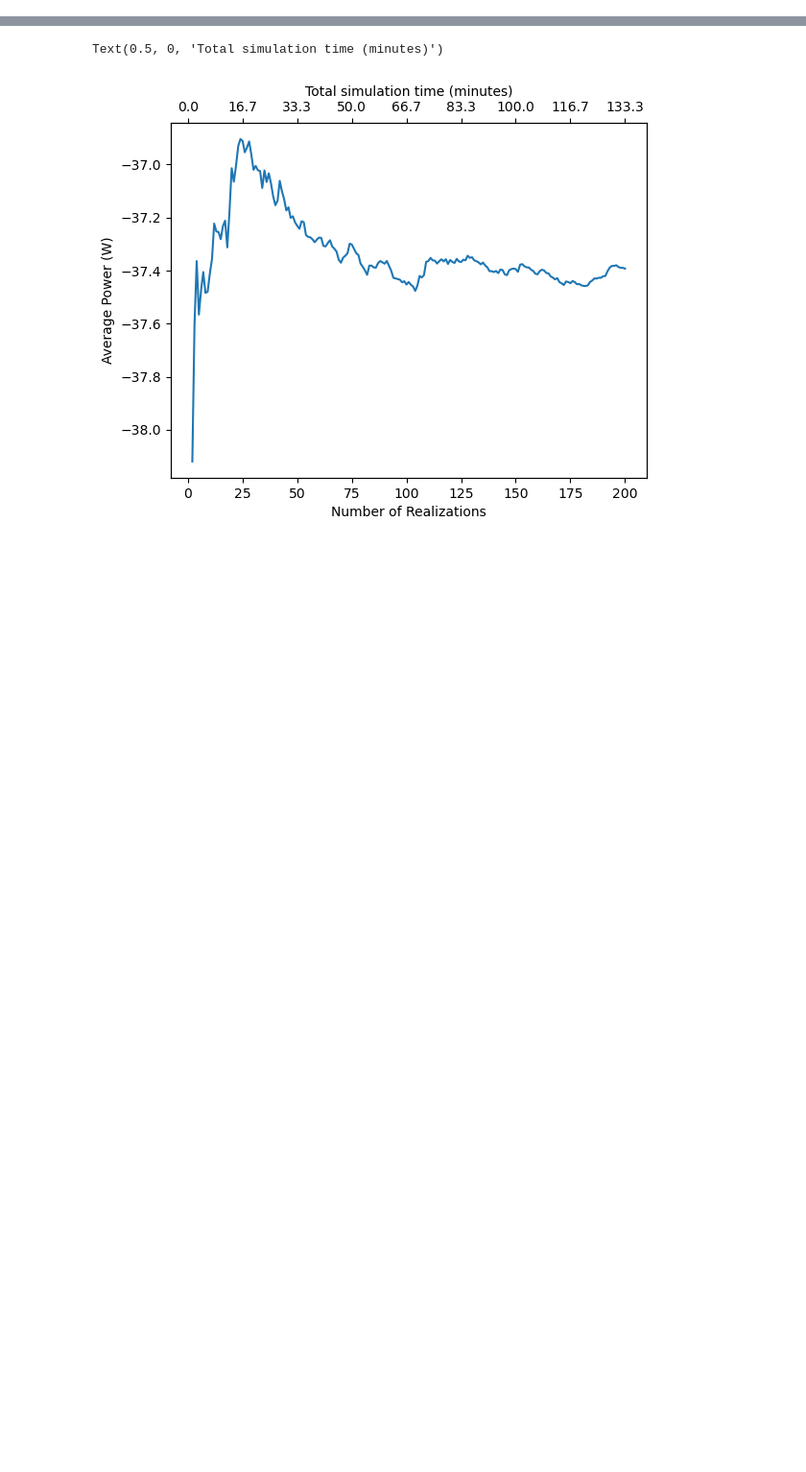
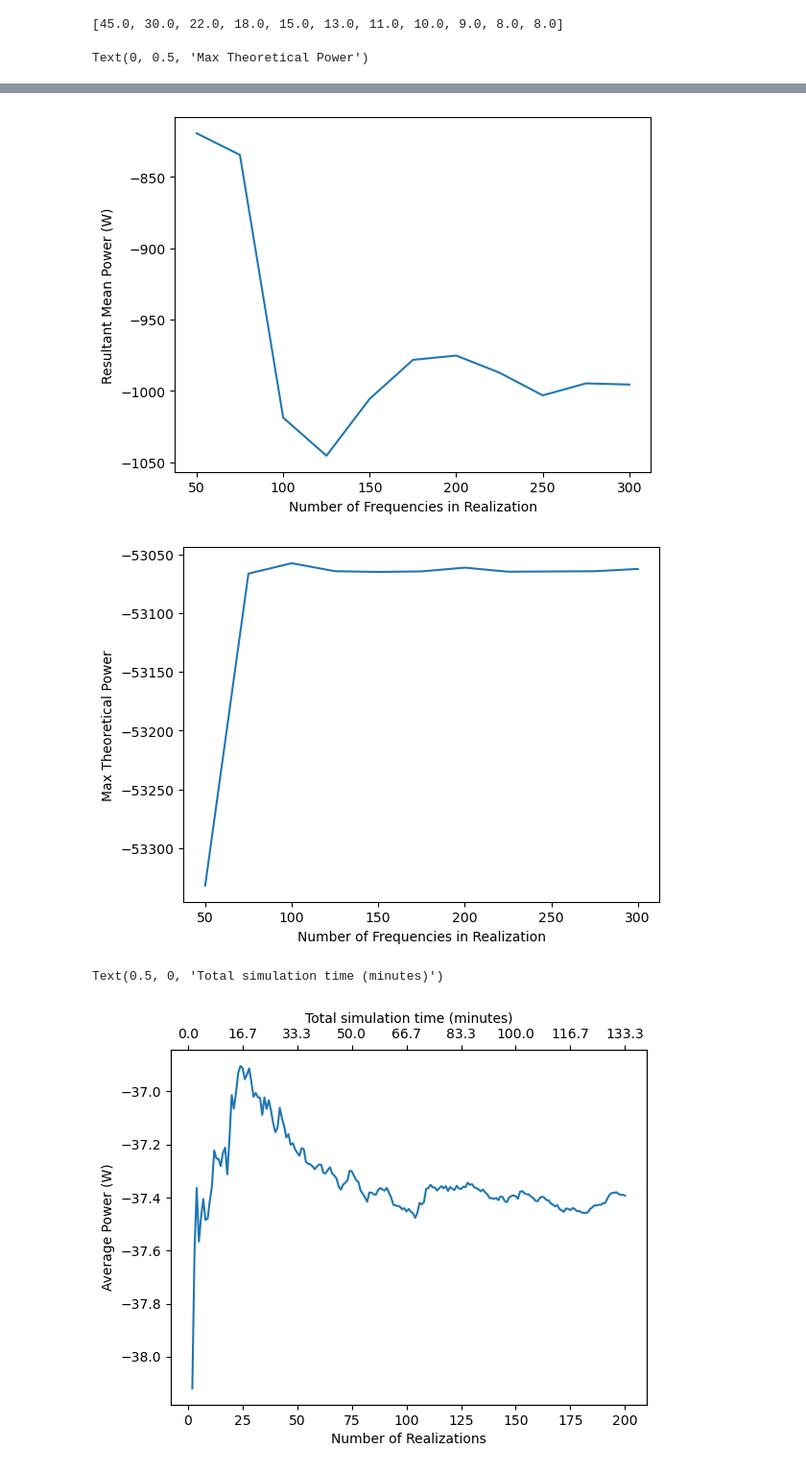
Before and after one commit to jtgrasb/WecOptTool, a Jupyter notebook: examples/analyze_realizations.ipynb, the cells around one changed output, grey strips where cells are left out. Shown at 96% size. Saved outputs shown, nothing was run; the diff lists cells and outputs as text; code cells hidden in the pictures; blank space fills up the shorter version.

```diff
--- a/examples/analyze_realizations.ipynb
+++ b/examples/analyze_realizations.ipynb
@@ -156,0 +199,75 @@ ax1.set_ylim([-53100, -53050])
+# %%
+import xarray as xr
+nfreqs = np.linspace(50,300,11)
+fend = 1.875
+minutes_needed = 20
+
+res_ds = xr.load_dataset('pioneer_freq_time.nc')
+
+#print(res_ds)
+
+runtime = res_ds['time'].values
+meanpower = res_ds['power'].values
+maxpower = res_ds['pmax'].values
+
+nrealizations_needed = [np.round(minutes_needed*60*(fend/nfreq)) for nfreq in nfreqs]
+
+print(nrealizations_needed)
+
+# Plot the computation time vs. number of frequencies
+
+fig = plt.figure()
+ax1 = fig.add_subplot(111)
+ax2 = ax1.twiny()
+ax1.plot(nfreqs,runtime/nrealizations_needed)
+ax1.set_xlabel('Number of Frequencies in Realization')
+ax1.set_ylabel('Computation time (s)')
+
+# also plot total time
+tperreal = 1/.02
+
+def tick_function(X):
+    V = [(1/(fend/nfreq)) for nfreq in X]
+    return ["%.1f" % z for z in V]
+
+ax2.set_xticks(ax1.get_xticks())
+ax2.set_xbound(ax1.get_xbound())
+ax2.set_xticklabels(tick_function(ax1.get_xticks()))
+ax2.set_xlabel('Simulation time (s)')
+
+# plot total simulation time for each number of frequencies
+
+sim_times = [(1/(fend/nfreq)) for nfreq in nfreqs]
+
+nrealizations_needed = [minutes_needed*60/sim_time for sim_time in sim_times]
+
+#print(nrealizations_needed.type())
+total_times = [a*b for a, b in zip(nrealizations_needed,runtime/20)]
+
+fig = plt.figure()
+ax1 = fig.add_subplot(111)
+ax1.plot(nfreqs,nrealizations_needed)
+ax1.set_xlabel('Number of frequencies in realization')
+ax1.set_ylabel('Number of realizations needed (20 min)')
+
+fig = plt.figure()
+ax1 = fig.add_subplot(111)
+ax1.plot(nfreqs,total_times)
+ax1.set_xlabel('Number of Frequencies in Realization')
+ax1.set_ylabel('Total computation time needed (20 min)')
+
+fig = plt.figure()
+ax1 = fig.add_subplot(111)
+ax1.plot(nfreqs,meanpower)
+ax1.set_xlabel('Number of Frequencies in Realization')
+ax1.set_ylabel('Resultant Mean Power (W)')
+
+fig = plt.figure()
+ax1 = fig.add_subplot(111)
+ax1.plot(nfreqs,maxpower)
+ax1.set_xlabel('Number of Frequencies in Realization')
+ax1.set_ylabel('Max Theoretical Power')
+#ax1.set_ylim([-53100, -53050])
+# %% [output]
+[45.0, 30.0, 22.0, 18.0, 15.0, 13.0, 11.0, 10.0, 9.0, 8.0, 8.0]
+Text(0, 0.5, 'Max Theoretical Power')
@@ -157,3 +277,5 @@ ax1.set_ylim([-53100, -53050])
+[figure, added]
+[figure, added]
 # %%
 # load results
 import xarray as xr
```
Also changed, not shown: parts of 4 cells of this notebook, 21 other files.
